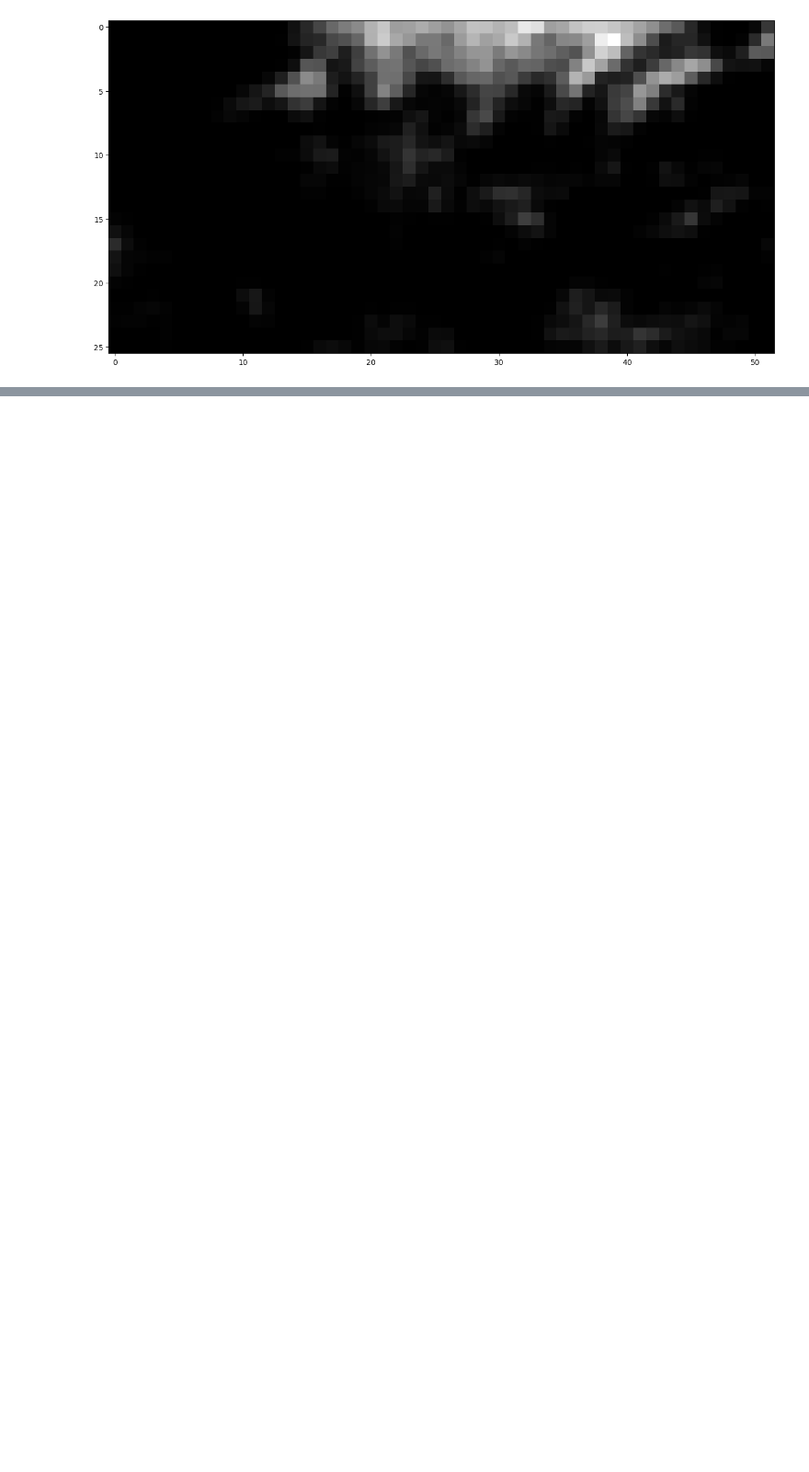
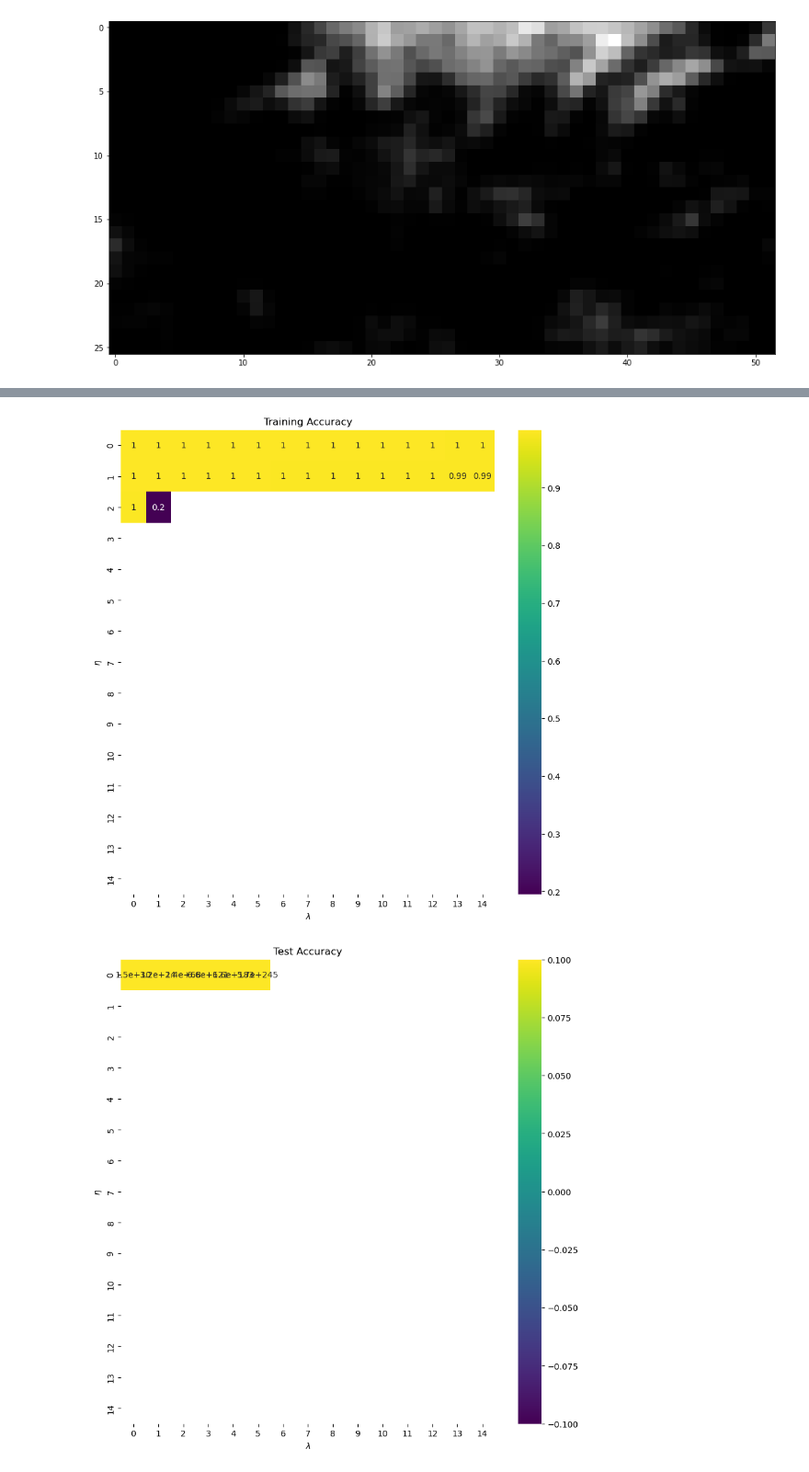
Before and after one commit to eoydvin/FYS-STK4155, a Jupyter notebook: Project_2/SGD regression.ipynb, the cells around one changed output, grey strips where cells are left out. Shown at 92% size. Cells and saved outputs as stored; diff of their text form; code cells hidden in the pictures; blank space fills up the shorter version.

```diff
--- a/Project_2/SGD regression.ipynb
+++ b/Project_2/SGD regression.ipynb
@@ -171,2 +175,73 @@ plt.show()
 # %%
-Prøv med enkelt-polynomgrader: learning rates og ridge i matrise..
+import seaborn as sns
+from regression import OLS
+
+
+
+learning_rate = np.logspace(-10, -2, 15)
+alpha = np.linspace(0, 0.95, len(learning_rate))
+poly_deg = 8
+k_folds = 5
+batch_size = 2
+n_epochs = 100
+
+train_accuracy = np.zeros((len(learning_rate), len(alpha)))
+test_accuracy = np.zeros((len(learning_rate), len(alpha)))
+z = radar_rescaled
+x = np.arange(z.shape[1])
+y = np.arange(z.shape[0])
+x, y = np.meshgrid(x, y)
+
+xyz_shuffle = np.hstack([x.reshape(-1,1), y.reshape(-1,1), z.reshape(-1,1)])
+np.random.shuffle(xyz_shuffle) # shuffle along axis 0
+xyz_folds = np.array_split(xyz_shuffle, k_folds)
+
+for i in tqdm.tqdm(range(len(learning_rate))):
+    for j in range(len(alpha)):
+        R2_test = []
+        R2_train = []
+        for k in range(k_folds):
+            # extract folds
+
+            xyz_test = xyz_folds[k] # k-th fold is test
+            xyz_train = np.vstack([xyz_folds[f] for f in range(k_folds) if f != k]) # skip k-th fold
+
+            xy_train = xyz_train[:, 0:2]
+            z_train = xyz_train[:, 2].reshape(-1, 1)
+            xy_test = xyz_test[:, 0:2]
+            z_test = xyz_test[:, 2].reshape(-1, 1)
+
+            #Scale groups using train mean and std
+            xy_test[:, 0] =  (xy_test[:, 0] - np.mean(xy_train[:, 0])) /np.sqrt(np.var(xy_train[:, 0]))
+            xy_test[:, 1] =  (xy_test[:, 1] - np.mean(xy_train[:, 1])) /np.sqrt(np.var(xy_train[:, 1]))
+            z_test[:] =  (z_test[:] - np.mean(z_train[:])) /np.sqrt(np.var(z_train[:]))
+            xy_train[:, 0] =  (xy_train[:, 0] - np.mean(xy_train[:, 0]))  /np.sqrt(np.var(xy_train[:, 0]))
+            xy_train[:, 1] =  (xy_train[:, 1] - np.mean(xy_train[:, 1]))  /np.sqrt(np.var(xy_train[:, 1]))
+            z_train[:] =  (z_train[:] - np.mean(z_train[:]))  /np.sqrt(np.var(z_train[:]))
+
+            model = OLS(poly_deg, learning_rate[i], alpha[j], batch_size, n_epochs)
+            model.fit(xy_train, z_train)
+            R2_test.append(model.MSE(xy_test, z_test))
+            R2_train.append(model.MSE(xy_train, z_train))
+
+
+        train_accuracy[i][j] = np.mean(R2_train)
+        test_accuracy[i][j] = np.mean(R2_test)
+
+
+fig, ax = plt.subplots(figsize = (10, 10))
+sns.heatmap(train_accuracy, annot=True, ax=ax, cmap="viridis")
+ax.set_title("Training Accuracy")
+ax.set_ylabel("$\eta$")
+ax.set_xlabel("$\lambda$")
+plt.show()
+
+fig, ax = plt.subplots(figsize = (10, 10))
+sns.heatmap(test_accuracy, annot=True, ax=ax, cmap="viridis")
+ax.set_title("Test Accuracy")
+ax.set_ylabel("$\eta$")
+ax.set_xlabel("$\lambda$")
+plt.show()
+# %% [output]
+[figure, added]
+[figure, added]
```
Also changed, not shown: parts of 5 cells of this notebook, 1 other file.
